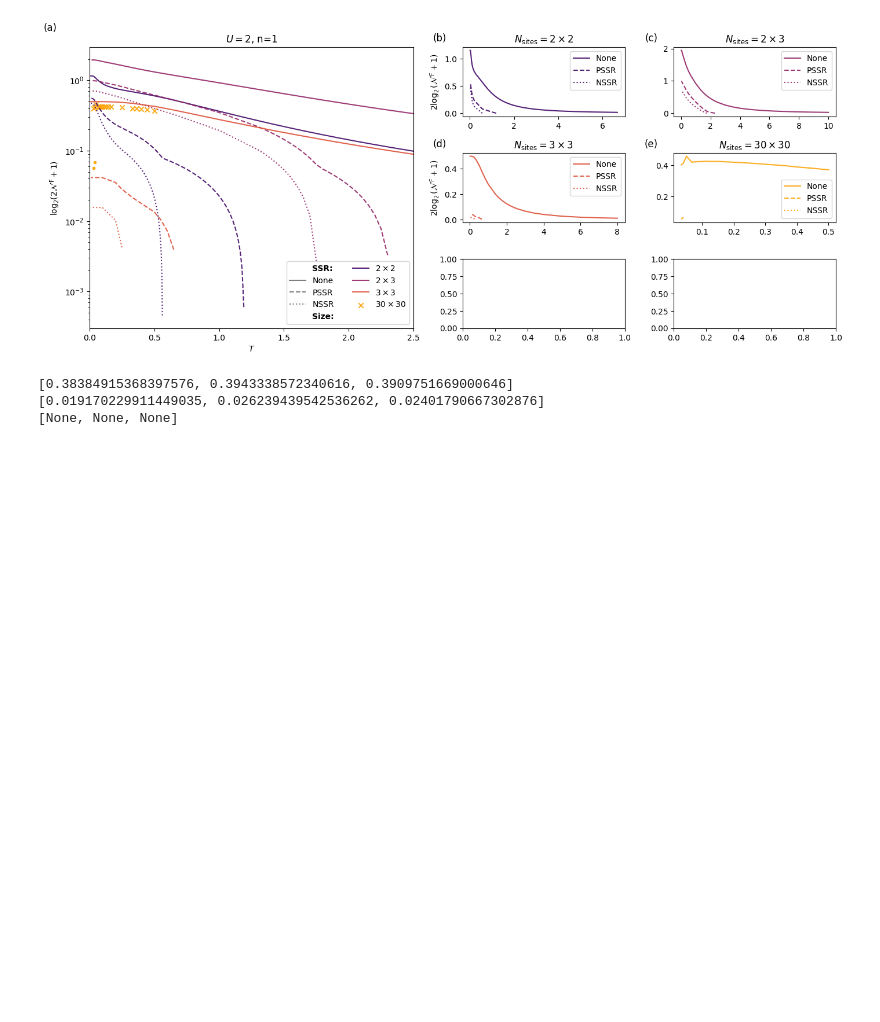
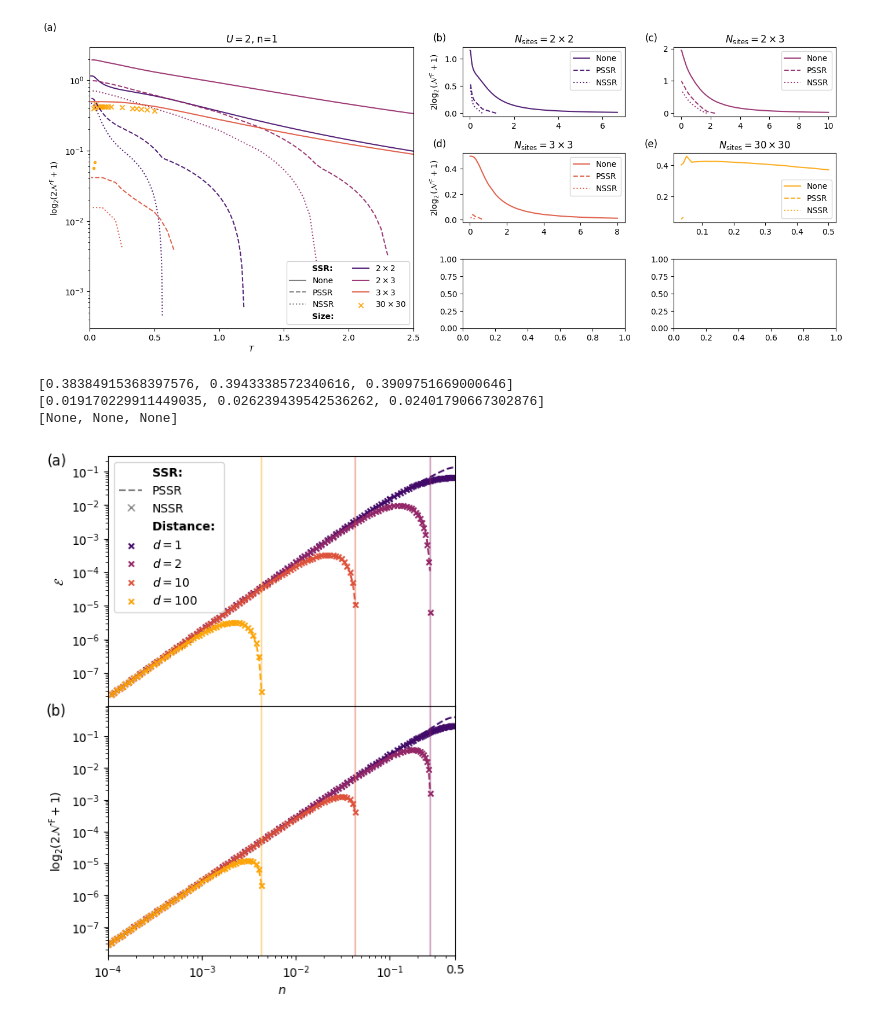
Before and after one commit to beddalumia/ThermalSSRproject, a Jupyter notebook: Generate_plots.ipynb, the cells around one changed output. Saved outputs shown, nothing was run; the diff lists cells and outputs as text; code cells hidden in the pictures; blank space fills up the shorter version.

Commit message:
updated plots
changed eta -> n in the compariosn with ding plot

```diff
--- a/Generate_plots.ipynb
+++ b/Generate_plots.ipynb
@@ -1299,3 +1299,96 @@ print(PSSR)
 [0.38384915368397576, 0.3943338572340616, 0.3909751669000646]
 [0.019170229911449035, 0.026239439542536262, 0.02401790667302876]
 [None, None, None]
+# %%
+distances = pd.read_csv("./U=0/data/Test1D_distances.csv", header = None).iloc[0,:].tolist()
+fillings = pd.read_csv("./U=0/data/Test1D_fillings.csv", header = None).iloc[:,0].tolist()
+
+indices = [0,1,2,3]
+lables = [r"$d=1$",r"$d=2$",r"$d=10$",r"$d=100$"]
+colors = generate_colors(len(indices),"inferno")
+
+fig, ax = plt.subplots(2,figsize=(5.25, 7.6), sharex=True)
+
+for i in indices:
+
+    PPT_nSSR = pd.read_csv(f"./U=0/data/Test1D_PPTnSSR_d{i+1}.csv", header = None).iloc[:,0].mask(lambda x: x < 1e-12, np.nan).tolist()
+    PPT_pSSR = pd.read_csv(f"./U=0/data/Test1D_PPTpSSR_d{i+1}.csv", header = None).iloc[:,0].mask(lambda x: x < 1e-12, np.nan).tolist()
+    REE_nSSR = pd.read_csv(f"./U=0/data/Test1D_REEnSSR_d{i+1}.csv", header = None).iloc[:,0].mask(lambda x: x < 1e-12, np.nan).tolist()
+    REE_pSSR = pd.read_csv(f"./U=0/data/Test1D_REEpSSR_d{i+1}.csv", header = None).iloc[:,0].mask(lambda x: x < 1e-12, np.nan).tolist()
+
+    ax[0].scatter(fillings,REE_nSSR,marker="x",color=colors[i],label = lables[i], s = 20)
+    #ax[0].scatter(fillings,REE_pSSR,marker="s",facecolor = "None", edgecolor=colors[i], s = 12)
+    ax[0].plot(fillings,REE_pSSR,color=colors[i], linestyle = "--")
+
+    ax[1].scatter(fillings,PPT_nSSR,marker="x",color=colors[i], s = 20)
+    #ax[1].scatter(fillings,PPT_pSSR,marker="s",facecolor = "None", edgecolor=colors[i], s = 12)
+    ax[1].plot(fillings,PPT_pSSR,color=colors[i], linestyle = "--")
+
+
+    last_idx = max(i for i, x in enumerate(PPT_nSSR) if x > 10**-16)
+    last_val = fillings[last_idx]
+
+    if last_idx < 140:
+        ax[1].axvline(last_val, color=colors[i], alpha = 0.4)
+        ax[0].axvline(last_val, color=colors[i], alpha = 0.4)
+
+handles, labels = ax[0].get_legend_handles_labels()
+dummy2 = Line2D([], [], linestyle='--', color='grey', marker = "None" ,markerfacecolor = "None" )
+dummy3 = Line2D([], [], linestyle='None', marker="x", color='grey')
+dummy4 = Line2D([], [], linestyle='-', color='white', alpha = 0)
+dummy5 = Line2D([], [], linestyle='-', color='white', alpha = 0)
+handles.insert(0,dummy4)
+handles.insert(0,dummy3)
+handles.insert(0,dummy2)
+handles.insert(0,dummy5)
+labels.insert(0,"Distance: ")
+labels.insert(0,"NSSR")
+labels.insert(0,"PSSR")
+labels.insert(0,"SSR:")
+
+ax[0].set_xlabel(r"$n$")
+ax[1].set_xlabel(r"$n$")
+ax[1].set_ylabel(r"$\log_2\!\left(2\mathcal{N}^\mathrm{\,F}+1\right)$")
+ax[0].set_ylabel(r"$\mathcal{E}$")
+leg = ax[0].legend(handles, labels, ncol=1, loc = 2, fancybox = True)
+leg.get_texts()[0].set_fontweight('bold')
+leg.get_texts()[3].set_fontweight('bold')
+
+labels = [r"(a)", r"(b)", r"(c)", r"(d)", r"(e)", r"(f)", r"(g)"]
+ax[0].text(
+    -0.12, 0.95, labels[0],
+    transform=ax[0].transAxes,
+    fontsize=12,
+    #fontweight="bold",
+    va="bottom",
+    ha="right"
+)
+ax[1].text(
+    -0.12, 0.95, labels[1],
+    transform=ax[1].transAxes,
+    fontsize=12,
+    #fontweight="bold",
+    va="bottom",
+    ha="right"
+)
+
+ax[0].set_yscale('log')
+ax[1].set_yscale('log')
+
+ax[0].set_xscale('log')
+ax[1].set_xscale('log')
+
+ticks = ax[1].get_xticks()
+xticklabels = ax[1].get_xticklabels()
+ax[1].set_xticks(list(ticks) + [0.5])
+ax[1].set_xticklabels(list(xticklabels) + ['0.5'])
+
+ax[1].set_xlim(left = 10**-4, right=0.5)
+
+fig.subplots_adjust(hspace=0)
+fig.savefig("pic/1D_GroundState_noninteracting_new.pdf", bbox_inches="tight")
+
+#fig.tight_layout()
+#fig.savefig("pic/1D_GroundState_noninteracting_new.pdf")
+# %% [output]
+[figure, added]
```
